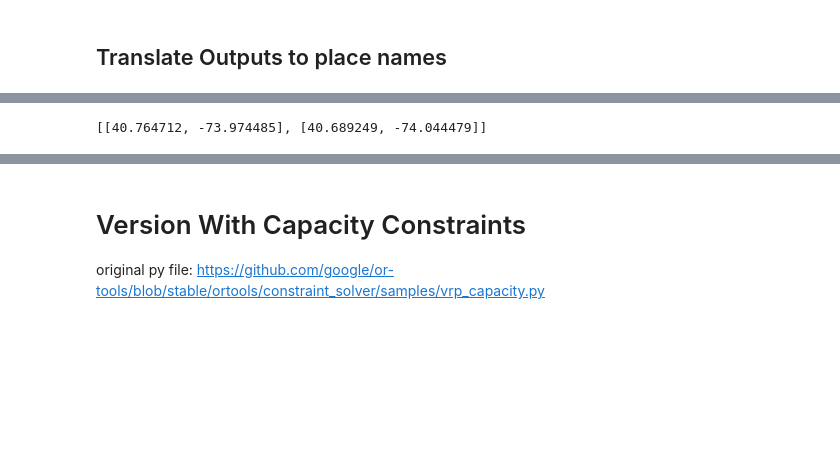
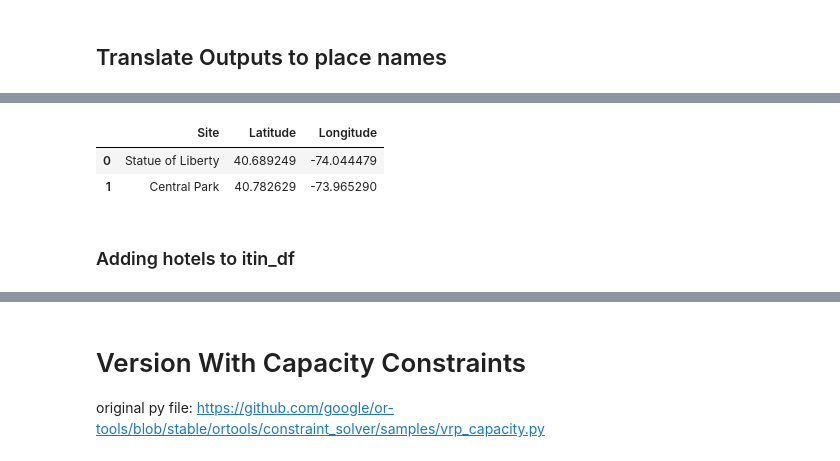
Before and after one commit to gregfeliu/Day_Trip_Planner, a Jupyter notebook: Day_Trip_Planner.ipynb, the cells around one changed output, grey strips where cells are left out. Cells and saved outputs as stored; diff of their text form; code cells hidden in the pictures; blank space fills up the shorter version.

```diff
--- a/Day_Trip_Planner.ipynb
+++ b/Day_Trip_Planner.ipynb
@@ -293,5 +315,8 @@ nyc_attractions
-# %%
-# has the hotel as the first element
-coords[0:2]
-# %% [output]
-[[40.764712, -73.974485], [40.689249, -74.044479]]
+# %%
+itinerary_df = nyc_attractions.copy()
+# %%
+itinerary_df.head(2)
+# %% [output]
+|  | Site | Latitude | Longitude |
+| 0 | Statue of Liberty | 40.689249 | -74.044479 |
+| 1 | Central Park | 40.782629 | -73.965290 |
@@ -297,0 +331,2 @@ coords[0:2]
+# %% [markdown]
+### Adding hotels to itin_df
```
Also changed, not shown: parts of 26 cells of this notebook.
